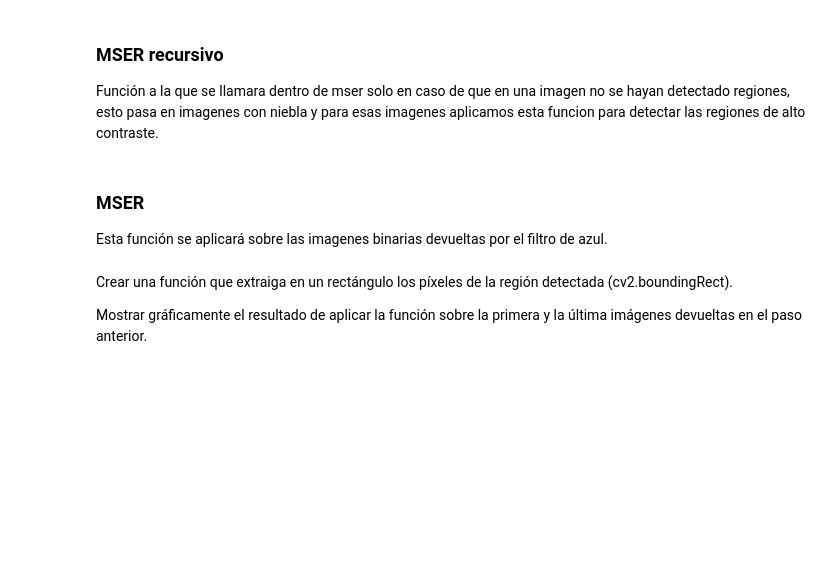
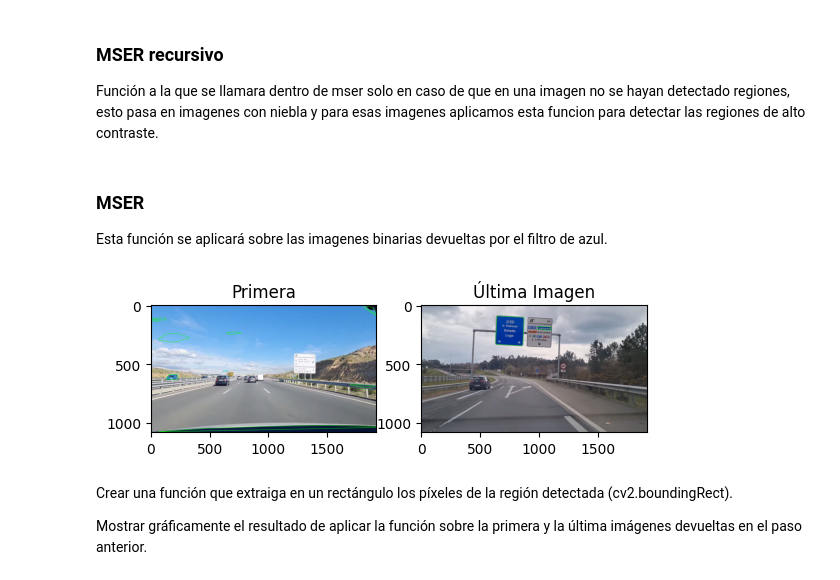
Before and after one commit to Im-Lewis/Practica1-VA, a Jupyter notebook: notebook_BlueFilter_deff.ipynb, the cells around one changed output. Drawn from its saved outputs; the diff is of its cells as text; code cells hidden in the pictures; blank space fills up the shorter version.

```diff
--- a/notebook_BlueFilter_deff.ipynb
+++ b/notebook_BlueFilter_deff.ipynb
@@ -112,20 +87,14 @@ filtered_images = apply_blue_filter_niebla(listaImagenes.copy())
 # %%
-def apply_blue_filter_niebla_img(img):
-    # Corrección de contraste para reducir el efecto de la niebla
+def blue_filter_img(img):
     clahe = cv2.createCLAHE(clipLimit=2.0, tileGridSize=(8, 8))
     lab = cv2.cvtColor(img, cv2.COLOR_BGR2LAB)
     lab_planes = cv2.split(lab)
-    lab_planes = list(lab_planes)  # Convertir a lista para modificar
+    lab_planes = list(lab_planes)
     lab_planes[0] = clahe.apply(lab_planes[0])
     lab = cv2.merge(lab_planes)
     image = cv2.cvtColor(lab, cv2.COLOR_LAB2BGR)
-
-    # Convertir a espacio de color HSV
     img = cv2.cvtColor(image, cv2.COLOR_BGR2HSV)
-
-    # Crear máscara para zonas azules
     mask = cv2.inRange(img, np.array([90, 155, 0]), np.array([130, 255, 255]))
-
     return mask
 # %% [markdown]
 # Detección de regiones de alto contraste
@@ -139,16 +108,10 @@ Mostrar el resultado de aplicar la función sobre la primera y la última imagen
 ### Aumentar saturacion de la imagen
 Funcion para aumentar la saturacion de los colores y hacer que detecte mejor el color azul en caso de que antes no lo hiciera.
 # %%
-def increase_saturation_all(image):
-    # Convertir la imagen a espacio de color HSV
+def increase_saturation(image):
     hsv = cv2.cvtColor(image, cv2.COLOR_BGR2HSV)
-
-    # Aumentar la saturación de toda la imagen
     hsv[:,:,1] = np.clip(hsv[:,:,1] * 2.9, 0, 255)
-
-    # Convertir la imagen de vuelta a BGR
     result = cv2.cvtColor(hsv, cv2.COLOR_HSV2BGR)
-
     return result
 # %% [markdown]
 ### MSER recursivo
@@ -176,57 +133,41 @@ def mser_rec(img):
 ### MSER
 Esta función se aplicará sobre las imagenes binarias devueltas por el filtro de azul.
 # %%
-def mser(list_images, filtered_images_images):
-    list_images_regions = [] # Lista de imagenes con las regiones dibujadas
-    list_of_masks = [] # Lista de listas de regiones detectadas en cada imagen
-    list_of_regions = [] # Lista de regiones de una imagen
-    imagenes_tratadas = [] # Lista de imagenes originales e imagenes con aumento de saturacion
-
-    for i, img in enumerate(filtered_images_images):
-        copy_originald_img = list_images[i].copy() # Para incrementar la saturacion
-        copy_filtered_img = filtered_images_images[i].copy()
-        copy_original = list_images[i].copy() # Para dibujar las regiones sobre ella
-
-        # Dilatamos la imagen para hacer los bordes mas gruesos
+def mser(original_images, filtered_images):
+    processed_images = [] # Original and saturation-enhanced images in case of fog
+    images_with_drawn_regions = []
+    detected_regions = []
+    masks = []
+    for i, img in enumerate(filtered_images):
+        copy_filtered_img = filtered_images[i].copy()
+        copy_originald_img = original_images[i].copy() # Para incrementar la saturacion
+        copy_original = original_images[i].copy() # Para dibujar las regiones sobre ella
         kernel = cv2.getStructuringElement(cv2.MORPH_RECT, (4,4))
         filtered_image = cv2.dilate(copy_filtered_img, kernel)
         filtered_image = filtered_image-copy_filtered_img
-
-        mser = cv2.MSER_create(delta=10, max_variation=0.05, min_area=700, max_area=5000)
+        mser = cv2.MSER_create(delta=10, max_variation=0.05, min_area=800, max_area=5000)
         polygons, _ = mser.detectRegions(filtered_image)
-
-        # Creamos una mascara para almacenar las regiones detectadas
         mask = np.zeros((filtered_image.shape[0], img.shape[1]), dtype=np.uint8)
-
         hulls = []
         for p in polygons:
             hull = cv2.convexHull(p.reshape(-1, 1, 2))
             hulls.append(hull)
-
         if(len(hulls)==0):
-            inc_sat_img = increase_saturation_all(copy_originald_img)
-            mask_rec, polygons_rec, hulls = mser_rec(apply_blue_filter_niebla_img(inc_sat_img))
-            list_of_regions.append(polygons_rec)
-            list_of_masks.append(mask_rec)
-            imagenes_tratadas.append(inc_sat_img)
+            inc_sat_img = increase_saturation(copy_originald_img)
+            mask_rec, polygons_rec, hulls = mser_rec(blue_filter_img(inc_sat_img))
+            detected_regions.append(polygons_rec)
+            masks.append(mask_rec)
+            processed_images.append(inc_sat_img)
         else:
-            list_of_regions.append(polygons)
-            list_of_masks.append(mask)
-            imagenes_tratadas.append(copy_originald_img)
-
-        # Dibujamos las regiones
+            detected_regions.append(polygons)
+            masks.append(mask)
+            processed_images.append(copy_originald_img)
         cv2.polylines(copy_original, hulls, 1, (0, 255, 0), 2)
-        list_images_regions.append(copy_original)
-
-    # Mostramos la primera y la ultima imagen
-    cv2.imshow('Detected Traffic Signs', list_images_regions[0])
-    cv2.waitKey(0)
-    cv2.destroyAllWindows()
-    cv2.imshow('Detected Traffic Signs', list_images_regions[-1])
-    cv2.waitKey(0)
-    cv2.destroyAllWindows()
-    return list_images_regions, list_of_masks, list_of_regions, imagenes_tratadas
+        images_with_drawn_regions.append(copy_original)
+    show_first_and_last(images_with_drawn_regions)
+    return images_with_drawn_regions, masks, detected_regions, processed_images
 
 #---------------------------------------------------------------------------------------------
-# Llamamos a la funcion
-list_image_regions, masks_list, regions_list, imagenes_tratadas = mser(listaImagenes, filtered_images)
+images_with_drawn_regions, masks, detected_regions, processed_images = mser(original_images, filtered_images)
+# %% [output]
+[figure, added]
```
Also changed, not shown: parts of 15 cells of this notebook.
